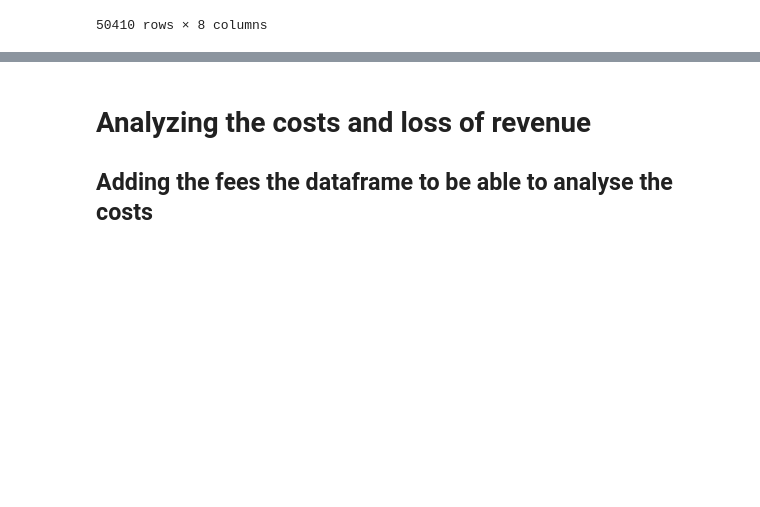
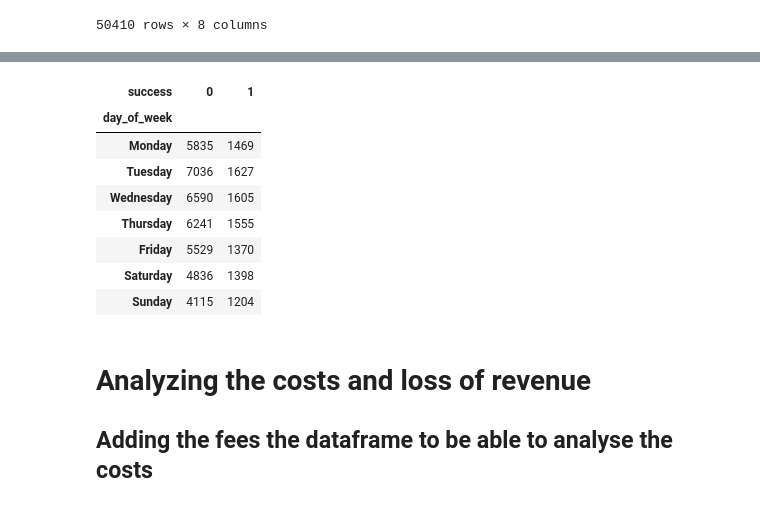
Before and after one commit to jeaend/payment_routing_optimizer, a Jupyter notebook: notebooks/02_purchase_and_cost_analysis.ipynb, the cells around one changed output, grey strips where cells are left out. Saved outputs shown, nothing was run; the diff lists cells and outputs as text; code cells hidden in the pictures; blank space fills up the shorter version.

```diff
--- a/notebooks/02_purchase_and_cost_analysis.ipynb
+++ b/notebooks/02_purchase_and_cost_analysis.ipynb
@@ -152,3 +230,15 @@ Index(['tmsp', 'country', 'amount', 'success', 'psp', '3d_secured', 'card',
+# %%
+daily_grouped_count
+# %% [output]
+| success | 0 | 1 |
+| day_of_week |  |  |
+| Monday | 5835 | 1469 |
+| Tuesday | 7036 | 1627 |
+| Wednesday | 6590 | 1605 |
+| Thursday | 6241 | 1555 |
+| Friday | 5529 | 1370 |
+| Saturday | 4836 | 1398 |
+| Sunday | 4115 | 1204 |
 # %% [markdown]
 # Analyzing the costs and loss of revenue
 ## Adding the fees the dataframe to be able to analyse the costs
```
Also changed, not shown: parts of 4 cells of this notebook, 1 other file.
